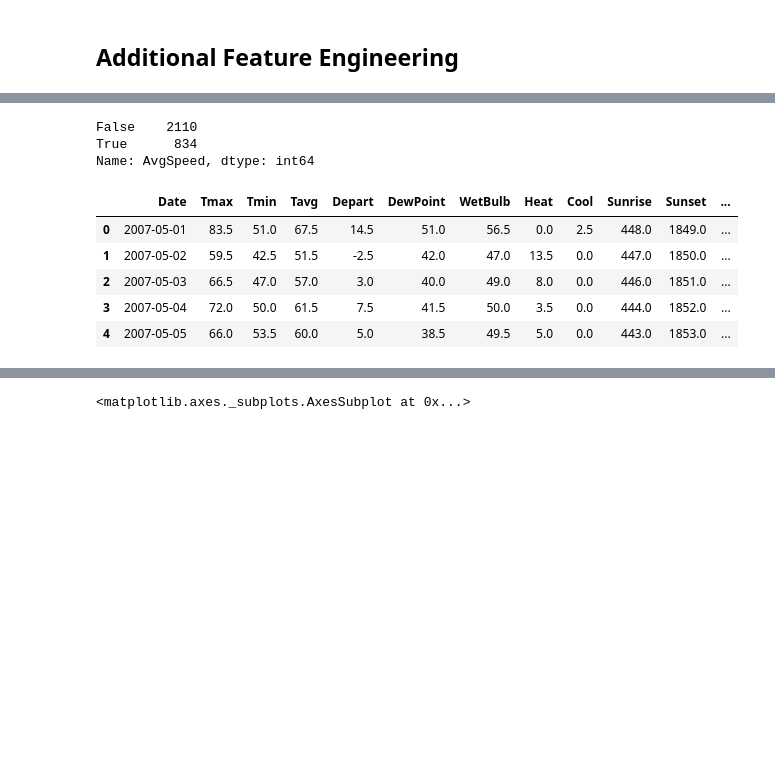
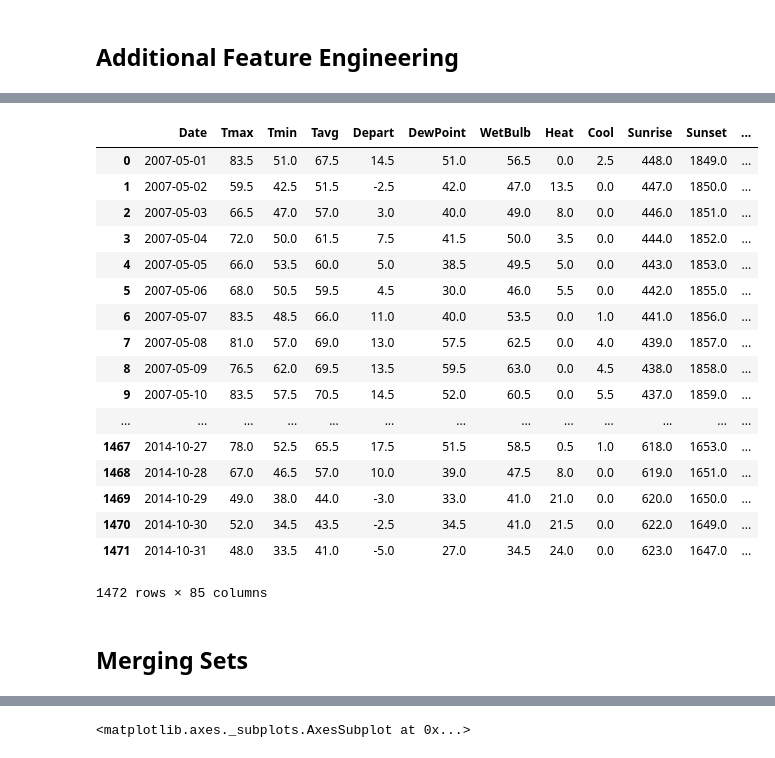
Before and after one commit to AryaEshraghi/West_Nile_Kaggle, a Jupyter notebook: misc/Aryas Scratchbook.ipynb, the cells around one changed output, grey strips where cells are left out. Saved outputs shown, nothing was run; the diff lists cells and outputs as text; code cells hidden in the pictures; blank space fills up the shorter version.

```diff
--- a/misc/Aryas Scratchbook.ipynb
+++ b/misc/Aryas Scratchbook.ipynb
@@ -510,6 +701,6 @@ weather = pd.read_csv('../assets/input/weather_averaged.csv')
+# %%
+# High humidity variance feature
+weather['HumidityVari'] = np.where(abs(weather['WetBulb'] - weather['DewPoint']) >= 5, 1, 0)
 # %%
-(weather['AvgSpeed'] > 10.0).value_counts() # windy
+# Presence of high winds feature
+weather['Windy'] = np.where(weather['AvgSpeed'] >= 10, 1, 0)
-# %% [output]
-False    2110
-True      834
-Name: AvgSpeed, dtype: int64
@@ -518,0 +707,6 @@ weather['']
+# %%
+# Humidity interaction feature
+weather['HumidityInteraction'] = weather['HumidityVari'] * weather['Dry']
+# %%
+# Humidity and temperature interaction feature
+weather['HumidAndHot'] = weather['HumidityVari'] * weather['HighTempVari']
@@ -519,9 +716,23 @@ weather['']
 # %%
-weather.head()
+weather
 # %% [output]
 |  | Date | Tmax | Tmin | Tavg | Depart | DewPoint | WetBulb | Heat | Cool | Sunrise | Sunset | ... |
 | 0 | 2007-05-01 | 83.5 | 51.0 | 67.5 | 14.5 | 51.0 | 56.5 | 0.0 | 2.5 | 448.0 | 1849.0 | ... |
 | 1 | 2007-05-02 | 59.5 | 42.5 | 51.5 | -2.5 | 42.0 | 47.0 | 13.5 | 0.0 | 447.0 | 1850.0 | ... |
 | 2 | 2007-05-03 | 66.5 | 47.0 | 57.0 | 3.0 | 40.0 | 49.0 | 8.0 | 0.0 | 446.0 | 1851.0 | ... |
 | 3 | 2007-05-04 | 72.0 | 50.0 | 61.5 | 7.5 | 41.5 | 50.0 | 3.5 | 0.0 | 444.0 | 1852.0 | ... |
 | 4 | 2007-05-05 | 66.0 | 53.5 | 60.0 | 5.0 | 38.5 | 49.5 | 5.0 | 0.0 | 443.0 | 1853.0 | ... |
+| 5 | 2007-05-06 | 68.0 | 50.5 | 59.5 | 4.5 | 30.0 | 46.0 | 5.5 | 0.0 | 442.0 | 1855.0 | ... |
+| 6 | 2007-05-07 | 83.5 | 48.5 | 66.0 | 11.0 | 40.0 | 53.5 | 0.0 | 1.0 | 441.0 | 1856.0 | ... |
+| 7 | 2007-05-08 | 81.0 | 57.0 | 69.0 | 13.0 | 57.5 | 62.5 | 0.0 | 4.0 | 439.0 | 1857.0 | ... |
+| 8 | 2007-05-09 | 76.5 | 62.0 | 69.5 | 13.5 | 59.5 | 63.0 | 0.0 | 4.5 | 438.0 | 1858.0 | ... |
+| 9 | 2007-05-10 | 83.5 | 57.5 | 70.5 | 14.5 | 52.0 | 60.5 | 0.0 | 5.5 | 437.0 | 1859.0 | ... |
+| ... | ... | ... | ... | ... | ... | ... | ... | ... | ... | ... | ... | ... |
+| 1467 | 2014-10-27 | 78.0 | 52.5 | 65.5 | 17.5 | 51.5 | 58.5 | 0.5 | 1.0 | 618.0 | 1653.0 | ... |
+| 1468 | 2014-10-28 | 67.0 | 46.5 | 57.0 | 10.0 | 39.0 | 47.5 | 8.0 | 0.0 | 619.0 | 1651.0 | ... |
+| 1469 | 2014-10-29 | 49.0 | 38.0 | 44.0 | -3.0 | 33.0 | 41.0 | 21.0 | 0.0 | 620.0 | 1650.0 | ... |
+| 1470 | 2014-10-30 | 52.0 | 34.5 | 43.5 | -2.5 | 34.5 | 41.0 | 21.5 | 0.0 | 622.0 | 1649.0 | ... |
+| 1471 | 2014-10-31 | 48.0 | 33.5 | 41.0 | -5.0 | 27.0 | 34.5 | 24.0 | 0.0 | 623.0 | 1647.0 | ... |
+1472 rows × 85 columns
+# %% [markdown]
+## Merging Sets
```
Also changed, not shown: parts of 33 cells of this notebook, 2 other files.
